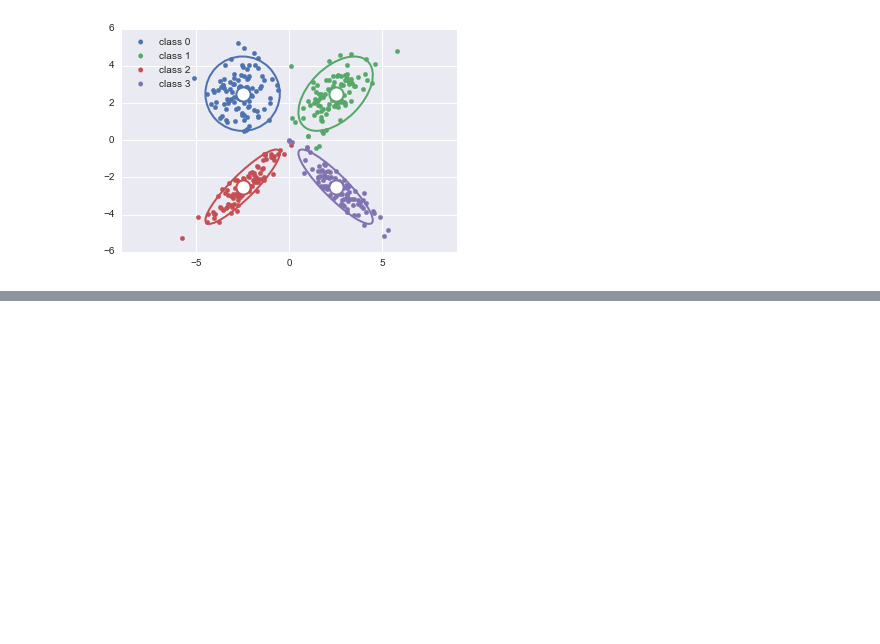
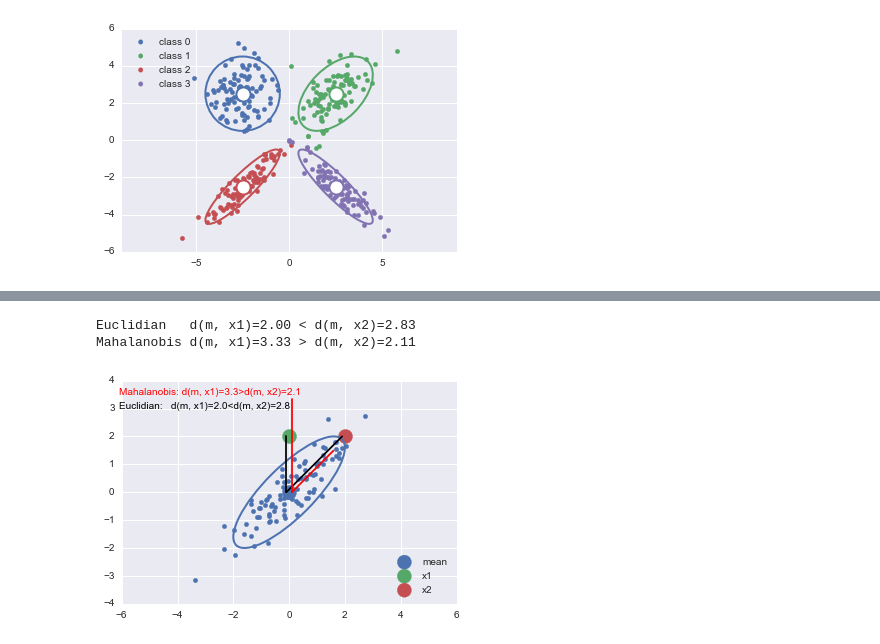
Before and after one commit to neurospin/pystatsml, a Jupyter notebook: notebooks/stat_multiv.ipynb, the cells around one changed output, grey strips where cells are left out. Drawn from its saved outputs; the diff is of its cells as text; code cells hidden in the pictures; blank space fills up the shorter version.

```diff
--- a/notebooks/stat_multiv.ipynb
+++ b/notebooks/stat_multiv.ipynb
@@ -160,0 +284,56 @@ plt.legend(loc='upper left')
+# %%
+import numpy as np
+import scipy
+import matplotlib.pyplot as plt
+import seaborn as sns
+import pystatsml.plot_utils
+%matplotlib inline
+np.random.seed(40)
+colors = sns.color_palette()
+
+mean = np.array([0, 0])
+Cov = np.array([[1, .8],
+                [.8, 1]])
+samples = np.random.multivariate_normal(mean, Cov, 100)
+x1 = np.array([0, 2])
+x2 = np.array([2, 2])
+
+plt.scatter(samples[:, 0], samples[:, 1], color=colors[0])
+plt.scatter(mean[0], mean[1], color=colors[0], s=200, label="mean")
+plt.scatter(x1[0], x1[1], color=colors[1], s=200, label="x1")
+plt.scatter(x2[0], x2[1], color=colors[2], s=200, label="x2")
+
+# plot covariance ellipsis
+pystatsml.plot_utils.plot_cov_ellipse(Cov, pos=mean, facecolor='none',
+                                      linewidth=2, edgecolor=colors[0])
+# Compute distances
+d2_m_x1 = scipy.spatial.distance.euclidean(mean, x1)
+d2_m_x2 = scipy.spatial.distance.euclidean(mean, x2)
+
+Covi = scipy.linalg.inv(Cov)
+dm_m_x1 = scipy.spatial.distance.mahalanobis(mean, x1, Covi)
+dm_m_x2 = scipy.spatial.distance.mahalanobis(mean, x2, Covi)
+
+# plot distances
+vm_x1 = (x1 - mean) / d2_m_x1
+vm_x2 = (x2 - mean) / d2_m_x2
+jitter = .1
+plt.plot([mean[0] - jitter, d2_m_x1 * vm_x1[0] - jitter], [mean[1], d2_m_x1 * vm_x1[1]], color='k')
+plt.plot([mean[0] - jitter, d2_m_x2 * vm_x2[0] - jitter], [mean[1], d2_m_x2 * vm_x2[1]], color='k')
+
+plt.plot([mean[0] + jitter, dm_m_x1 * vm_x1[0] + jitter], [mean[1], dm_m_x1 * vm_x1[1]], color='r')
+plt.plot([mean[0] + jitter, dm_m_x2 * vm_x2[0] + jitter], [mean[1], dm_m_x2 * vm_x2[1]], color='r')
+
+
+plt.legend(loc='lower right')
+plt.text(-6.1, 3,  'Euclidian:   d(m, x1)=%.1f<d(m, x2)=%.1f' % (d2_m_x1, d2_m_x2), color='k')
+plt.text(-6.1, 3.5,    'Mahalanobis: d(m, x1)=%.1f>d(m, x2)=%.1f' % (dm_m_x1, dm_m_x2), color='r')
+
+plt.axis('equal')
+
+print('Euclidian   d(m, x1)=%.2f < d(m, x2)=%.2f' % (d2_m_x1, d2_m_x2))
+print('Mahalanobis d(m, x1)=%.2f > d(m, x2)=%.2f' % (dm_m_x1, dm_m_x2))
+# %% [output]
+Euclidian   d(m, x1)=2.00 < d(m, x2)=2.83
+Mahalanobis d(m, x1)=3.33 > d(m, x2)=2.11
+[figure, added]
```
Also changed, not shown: parts of 13 cells of this notebook, 3 other files.
